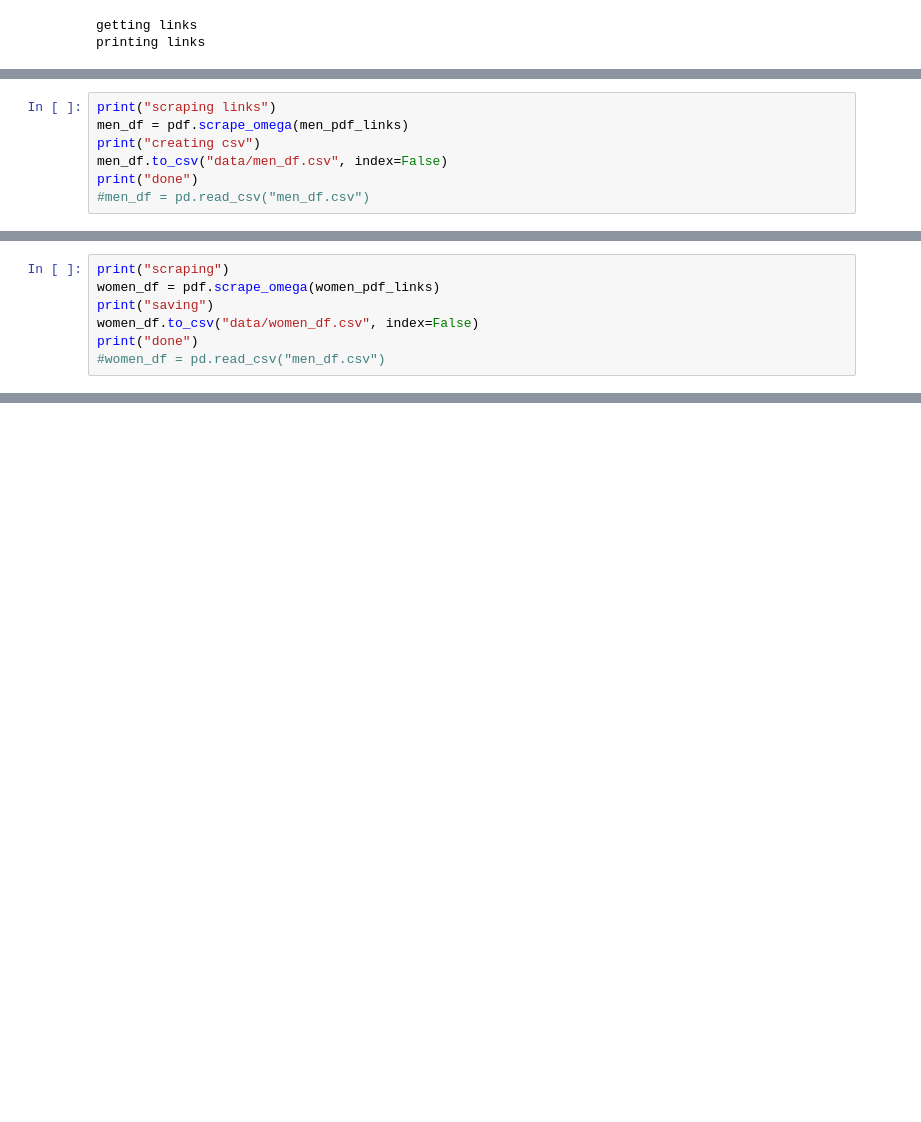
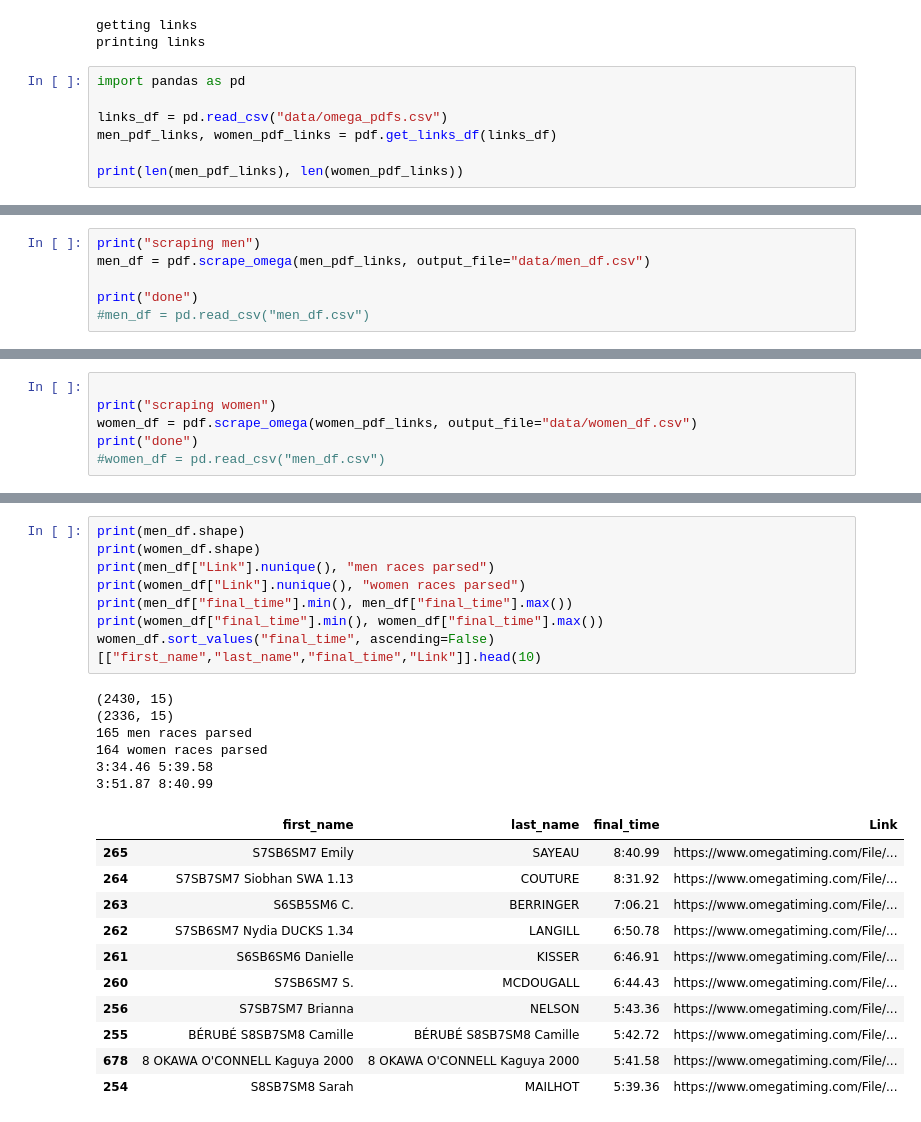
Before and after one commit to ceejolsen/Olympic-Swimming-Data-Project, a Jupyter notebook: Project.ipynb, the cells around one changed output, grey strips where cells are left out. Cells and saved outputs as stored; diff of their text form; blank space fills up the shorter version.

```diff
--- a/Project.ipynb
+++ b/Project.ipynb
@@ -32,3 +37,10 @@ print("printing links")
 # %% [output]
 getting links
 printing links
+# %%
+import pandas as pd
+
+links_df = pd.read_csv("data/omega_pdfs.csv")
+men_pdf_links, women_pdf_links = pdf.get_links_df(links_df)
+
+print(len(men_pdf_links), len(women_pdf_links))
@@ -35,8 +49,7 @@ printing links
 # %%
-print("scraping links")
-men_df = pdf.scrape_omega(men_pdf_links)
-print("creating csv")
-men_df.to_csv("data/men_df.csv", index=False)
+print("scraping men")
+men_df = pdf.scrape_omega(men_pdf_links, output_file="data/men_df.csv")
+
 print("done")
 #men_df = pd.read_csv("men_df.csv")
 # %% [output]
@@ -48,8 +72,7 @@ done
 # %%
-print("scraping")
-women_df = pdf.scrape_omega(women_pdf_links)
-print("saving")
-women_df.to_csv("data/women_df.csv", index=False)
+
+print("scraping women")
+women_df = pdf.scrape_omega(women_pdf_links, output_file="data/women_df.csv")
 print("done")
 #women_df = pd.read_csv("men_df.csv")
 # %% [output]
@@ -60,0 +97,26 @@ done
+# %%
+print(men_df.shape)
+print(women_df.shape)
+print(men_df["Link"].nunique(), "men races parsed")
+print(women_df["Link"].nunique(), "women races parsed")
+print(men_df["final_time"].min(), men_df["final_time"].max())
+print(women_df["final_time"].min(), women_df["final_time"].max())
+women_df.sort_values("final_time", ascending=False)[["first_name","last_name","final_time","Link"]].head(10)
+# %% [output]
+(2430, 15)
+(2336, 15)
+165 men races parsed
+164 women races parsed
+3:34.46 5:39.58
+3:51.87 8:40.99
+|  | first_name | last_name | final_time | Link |
+| 265 | S7SB6SM7 Emily | SAYEAU | 8:40.99 | https://www.omegatiming.com/File/... |
+| 264 | S7SB7SM7 Siobhan SWA 1.13 | COUTURE | 8:31.92 | https://www.omegatiming.com/File/... |
+| 263 | S6SB5SM6 C. | BERRINGER | 7:06.21 | https://www.omegatiming.com/File/... |
+| 262 | S7SB6SM7 Nydia DUCKS 1.34 | LANGILL | 6:50.78 | https://www.omegatiming.com/File/... |
+| 261 | S6SB6SM6 Danielle | KISSER | 6:46.91 | https://www.omegatiming.com/File/... |
+| 260 | S7SB6SM7 S. | MCDOUGALL | 6:44.43 | https://www.omegatiming.com/File/... |
+| 256 | S7SB7SM7 Brianna | NELSON | 5:43.36 | https://www.omegatiming.com/File/... |
+| 255 | BÉRUBÉ S8SB7SM8 Camille | BÉRUBÉ S8SB7SM8 Camille | 5:42.72 | https://www.omegatiming.com/File/... |
+| 678 | 8 OKAWA O'CONNELL Kaguya 2000 | 8 OKAWA O'CONNELL Kaguya 2000 | 5:41.58 | https://www.omegatiming.com/File/... |
+| 254 | S8SB7SM8 Sarah | MAILHOT | 5:39.36 | https://www.omegatiming.com/File/... |
```
Also changed, not shown: parts of 12 cells of this notebook, 5 other files.
